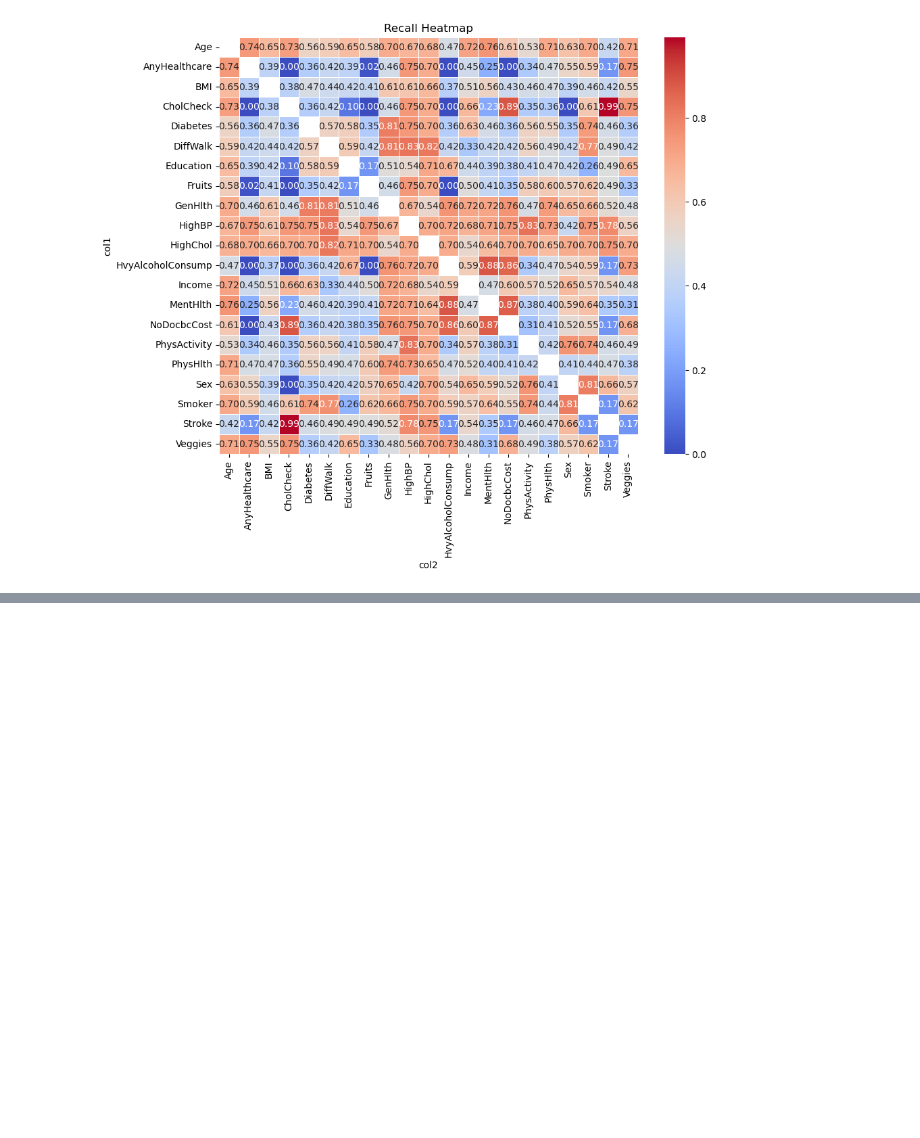
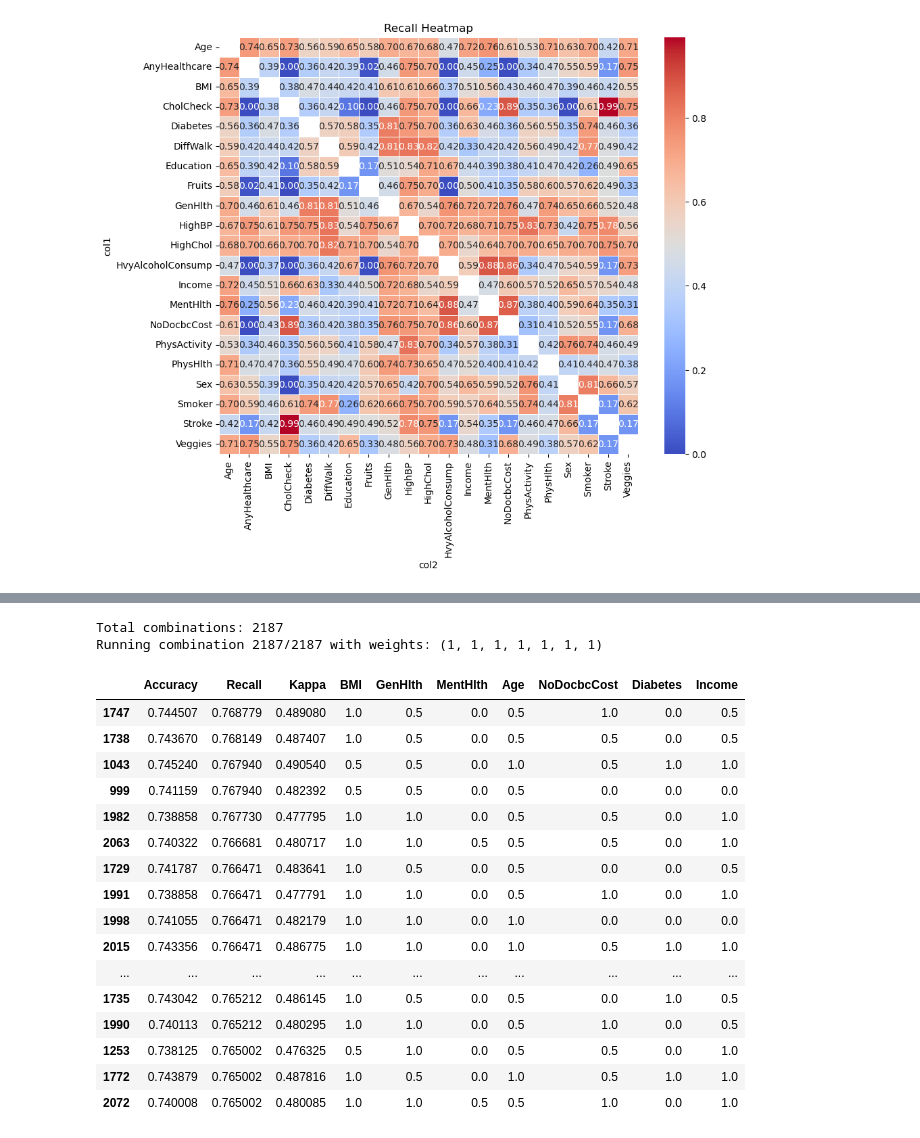
Before and after one commit to owen-george/Heart_Attack_ML-Model, a Jupyter notebook: notebooks/load_and_resample_owen.ipynb, the cells around one changed output, grey strips where cells are left out. Cells and saved outputs as stored; diff of their text form; code cells hidden in the pictures; blank space fills up the shorter version.

Commit message:
Weight testing

```diff
--- a/notebooks/load_and_resample_owen.ipynb
+++ b/notebooks/load_and_resample_owen.ipynb
@@ -541,0 +610,8 @@ print(f"Accuracy: {accuracy:.3f}")
+# %%
+#Normalise all columns to be 0-1
+normalizer = MinMaxScaler()
+normalizer.fit(drop_df)
+
+norm = normalizer.transform(drop_df)
+norm_df = pd.DataFrame(norm, columns=drop_df.columns, index=drop_df.index)
+norm_df.head()
@@ -541,0 +625,27 @@ print(f"Accuracy: {accuracy:.3f}")
+# %%
+cols_to_weight = ['BMI', 'GenHlth', 'MentHlth', 'Age', 'NoDocbcCost', 'Diabetes', 'Income']
+
+weight_results = test_weights(norm_df, cols_to_weight, [0, 0.5, 1])
+# %% [output]
+Total combinations: 2187
+Running combination 2187/2187 with weights: (1, 1, 1, 1, 1, 1, 1)
+# %%
+weight_results.head(30)
+# %% [output]
+|  | Accuracy | Recall | Kappa | BMI | GenHlth | MentHlth | Age | NoDocbcCost | Diabetes | Income |
+| 1747 | 0.744507 | 0.768779 | 0.489080 | 1.0 | 0.5 | 0.0 | 0.5 | 1.0 | 0.0 | 0.5 |
+| 1738 | 0.743670 | 0.768149 | 0.487407 | 1.0 | 0.5 | 0.0 | 0.5 | 0.5 | 0.0 | 0.5 |
+| 1043 | 0.745240 | 0.767940 | 0.490540 | 0.5 | 0.5 | 0.0 | 1.0 | 0.5 | 1.0 | 1.0 |
+| 999 | 0.741159 | 0.767940 | 0.482392 | 0.5 | 0.5 | 0.0 | 0.5 | 0.0 | 0.0 | 0.0 |
+| 1982 | 0.738858 | 0.767730 | 0.477795 | 1.0 | 1.0 | 0.0 | 0.5 | 0.5 | 0.0 | 1.0 |
+| 2063 | 0.740322 | 0.766681 | 0.480717 | 1.0 | 1.0 | 0.5 | 0.5 | 0.5 | 0.0 | 1.0 |
+| 1729 | 0.741787 | 0.766471 | 0.483641 | 1.0 | 0.5 | 0.0 | 0.5 | 0.0 | 0.0 | 0.5 |
+| 1991 | 0.738858 | 0.766471 | 0.477791 | 1.0 | 1.0 | 0.0 | 0.5 | 1.0 | 0.0 | 1.0 |
+| 1998 | 0.741055 | 0.766471 | 0.482179 | 1.0 | 1.0 | 0.0 | 1.0 | 0.0 | 0.0 | 0.0 |
+| 2015 | 0.743356 | 0.766471 | 0.486775 | 1.0 | 1.0 | 0.0 | 1.0 | 0.5 | 1.0 | 1.0 |
+| ... | ... | ... | ... | ... | ... | ... | ... | ... | ... | ... |
+| 1735 | 0.743042 | 0.765212 | 0.486145 | 1.0 | 0.5 | 0.0 | 0.5 | 0.0 | 1.0 | 0.5 |
+| 1990 | 0.740113 | 0.765212 | 0.480295 | 1.0 | 1.0 | 0.0 | 0.5 | 1.0 | 0.0 | 0.5 |
+| 1253 | 0.738125 | 0.765002 | 0.476325 | 0.5 | 1.0 | 0.0 | 0.5 | 0.5 | 0.0 | 1.0 |
+| 1772 | 0.743879 | 0.765002 | 0.487816 | 1.0 | 0.5 | 0.0 | 1.0 | 0.5 | 1.0 | 1.0 |
+| 2072 | 0.740008 | 0.765002 | 0.480085 | 1.0 | 1.0 | 0.5 | 0.5 | 1.0 | 0.0 | 1.0 |
```
Also changed, not shown: parts of 15 cells of this notebook.
